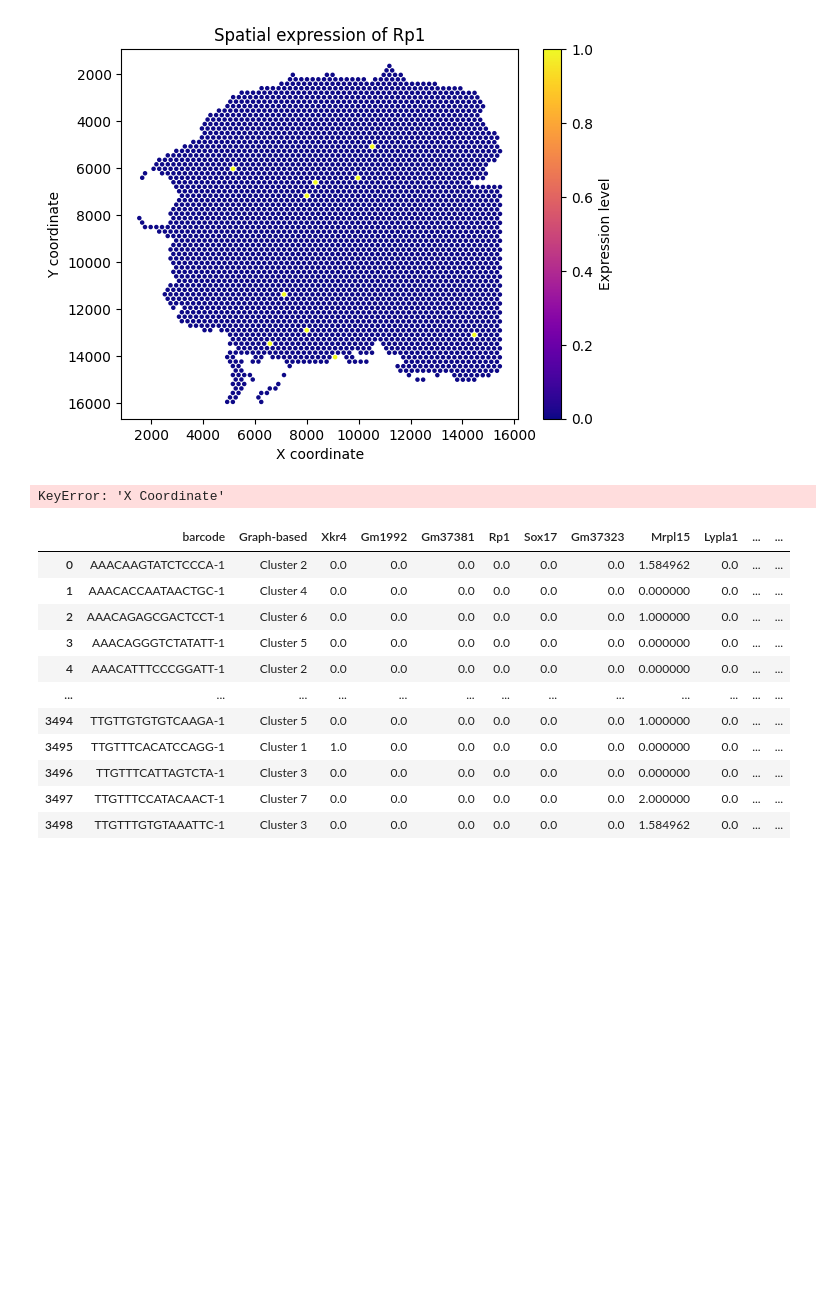
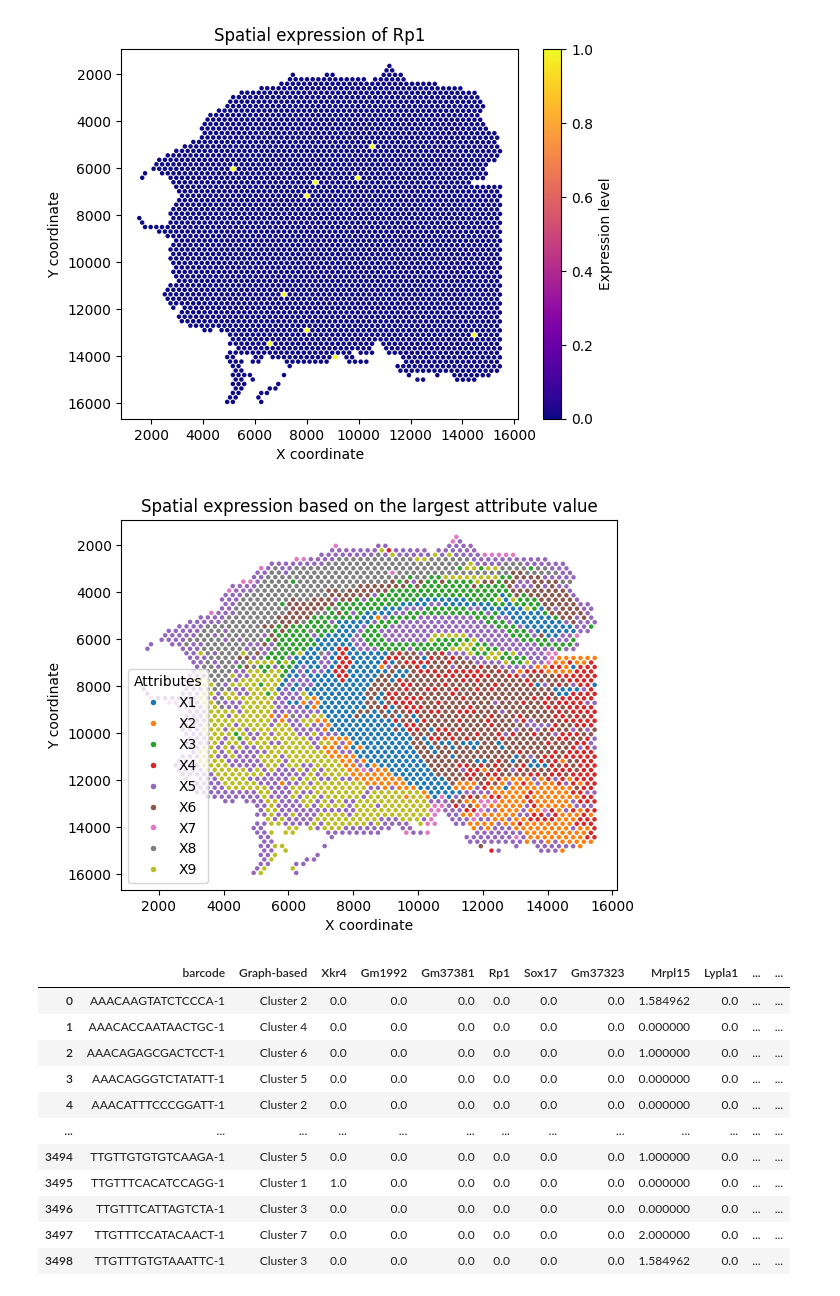
Before and after one commit to ScheWann/A-Part-to-Whole-Circular-Cell-Explorer, a Jupyter notebook: RedesignChallenge/Python/GeneProcess.ipynb, the cells around one changed output. Drawn from its saved outputs; the diff is of its cells as text; code cells hidden in the pictures; blank space fills up the shorter version.

```diff
--- a/RedesignChallenge/Python/GeneProcess.ipynb
+++ b/RedesignChallenge/Python/GeneProcess.ipynb
@@ -27,6 +29,7 @@ genes = pd.read_csv("../Data/Genes.csv")
 barcode_positions = pd.read_csv("../Data/SpotPositions.csv")
 tSNE_df = pd.read_csv("../Data/t-SNE_Projection.csv")
 tSNE_graphed_df = pd.read_csv("../Data/t-SNE_Graph_Based.csv")
+barcode_clusterMembership = pd.read_csv("../Data/SpotClusterMembership.csv")
 # %%
 up_regulated_L2FC_genes = pd.read_csv("../Data/up_regulated_L2FC_genes.csv")
 down_regulated_L2FC_genes = pd.read_csv("../Data/down_regulated_L2FC_genes.csv")
@@ -578,18 +613,50 @@ plt.gca().invert_yaxis()
 plt.show()
 # %% [output]
 [figure]
-# %%
-plt.scatter(
-    tSNE_df["X Coordinate"],
-    tSNE_df["Y Coordinate"],
-    s=5
-)
-plt.title(f"t-SNE projection")
-plt.xlabel("X coordinate")
-plt.ylabel("Y coordinate")
-plt.show()
-# %% [output]
-KeyError: 'X Coordinate'
+# %%
+cluster_data_df = pd.merge(barcode_clusterMembership, barcode_positions, on="barcode")
+
+cluster_data_df.drop(columns=["radius"], inplace=True)
+
+# Find the attribute with the largest value for each row (X1-X9)
+attribute_columns = ["X1", "X2", "X3", "X4", "X5", "X6", "X7", "X8", "X9"]
+cluster_data_df["max_attribute"] = cluster_data_df[attribute_columns].idxmax(axis=1)
+
+# Assign a color to each attribute
+attribute_colors = {
+    "X1": "#1f77b4",  # blue
+    "X2": "#ff7f0e",  # orange
+    "X3": "#2ca02c",  # green
+    "X4": "#d62728",  # red
+    "X5": "#9467bd",  # purple
+    "X6": "#8c564b",  # brown
+    "X7": "#e377c2",  # pink
+    "X8": "#7f7f7f",  # gray
+    "X9": "#bcbd22",  # yellow
+}
+
+# Map colors to the max_attribute column
+cluster_data_df["color"] = cluster_data_df["max_attribute"].map(attribute_colors)
+
+# Plot
+plt.scatter(cluster_data_df["x"], cluster_data_df["y"], c=cluster_data_df["color"], s=5)
+
+# Create a legend
+handles = [
+    plt.Line2D(
+        [0], [0], marker="o", color="w", label=attr, markersize=5, markerfacecolor=color
+    )
+    for attr, color in attribute_colors.items()
+]
+plt.legend(handles=handles, title="Attributes")
+
+plt.title(f"Spatial expression based on the largest attribute value")
+plt.xlabel("X coordinate")
+plt.ylabel("Y coordinate")
+plt.gca().invert_yaxis()
+plt.show()
+# %% [output]
+[figure, added]
 # %%
 violin_df
 # %% [output]
```
Also changed, not shown: parts of 22 cells of this notebook.
